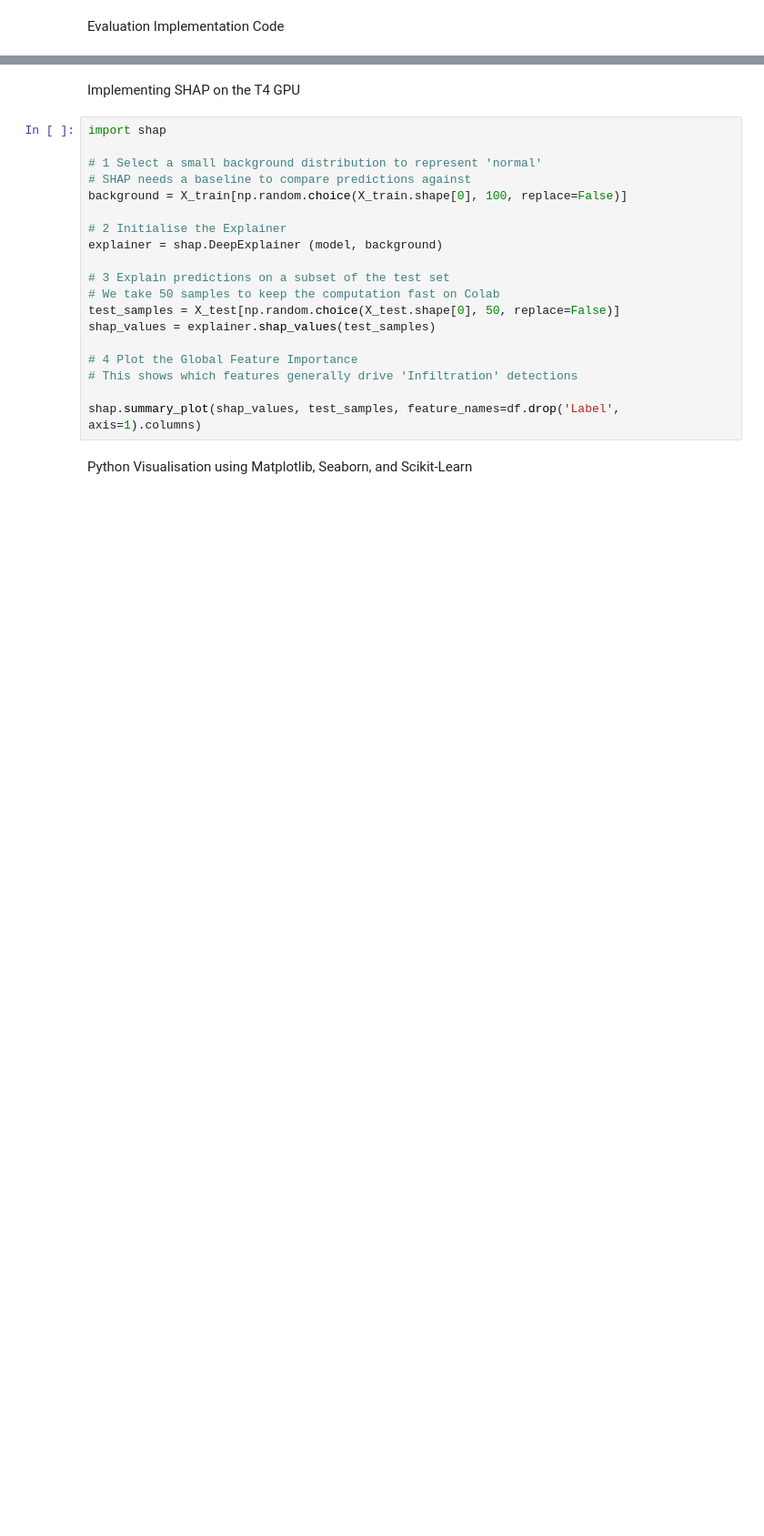
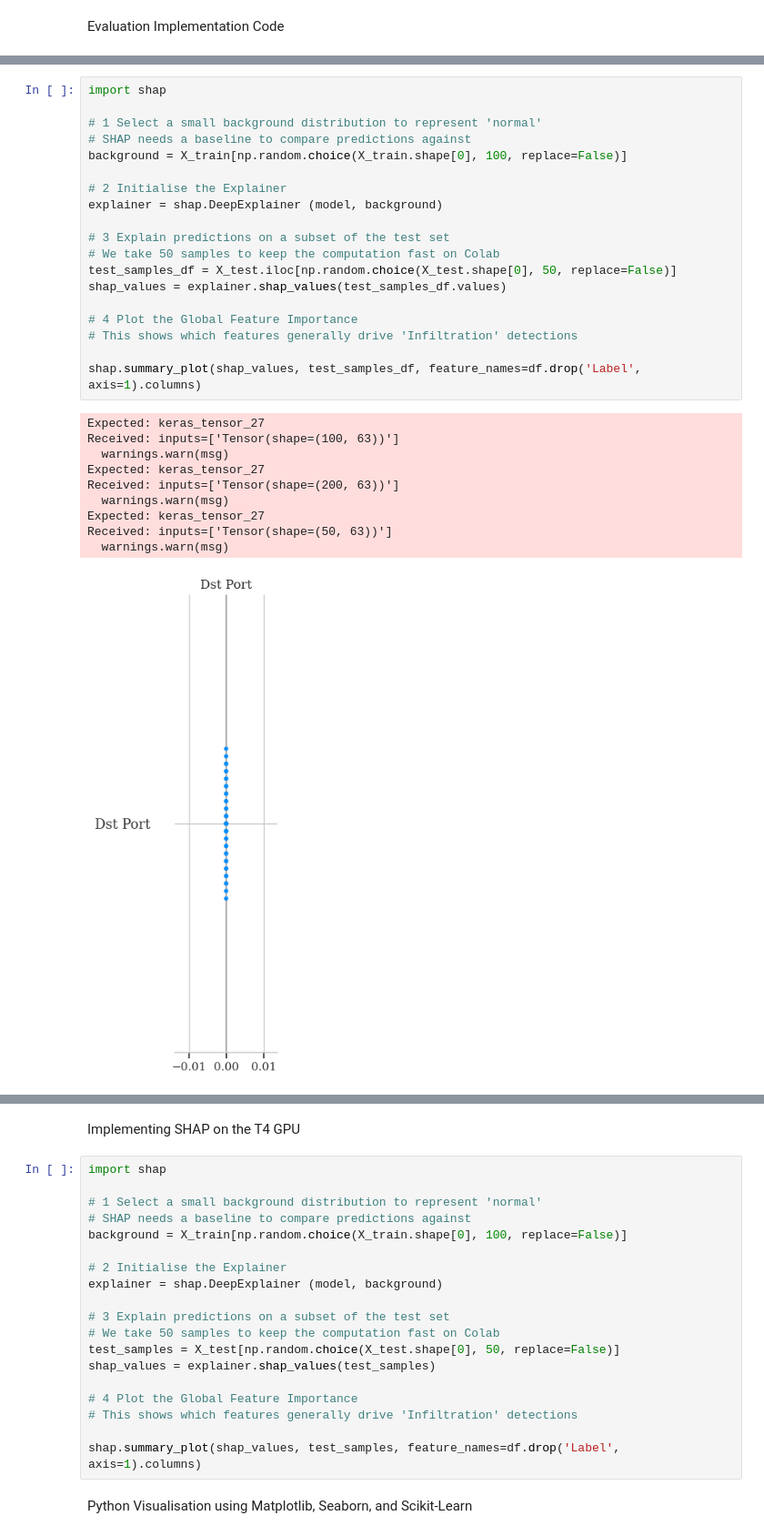
Before and after one commit to Kai-Shing-Chung/Applied-Machine-Learning-Assessment-1, a Jupyter notebook: Optimising_Deep_Learning_for_Rare_Event_Detection_in_Imbalanced_Network_Traffic.ipynb, the cells around one changed output, grey strips where cells are left out. Shown at 91% size. Drawn from its saved outputs; the diff is of its cells as text; blank space fills up the shorter version.

```diff
--- a/Optimising_Deep_Learning_for_Rare_Event_Detection_in_Imbalanced_Network_Traffic.ipynb
+++ b/Optimising_Deep_Learning_for_Rare_Event_Detection_in_Imbalanced_Network_Traffic.ipynb
@@ -175,0 +548,30 @@ plt.show()
+# %%
+import shap
+
+# 1 Select a small background distribution to represent 'normal'
+# SHAP needs a baseline to compare predictions against
+background = X_train[np.random.choice(X_train.shape[0], 100, replace=False)]
+
+# 2 Initialise the Explainer
+explainer = shap.DeepExplainer (model, background)
+
+# 3 Explain predictions on a subset of the test set
+# We take 50 samples to keep the computation fast on Colab
+test_samples_df = X_test.iloc[np.random.choice(X_test.shape[0], 50, replace=False)]
+shap_values = explainer.shap_values(test_samples_df.values)
+
+# 4 Plot the Global Feature Importance
+# This shows which features generally drive 'Infiltration' detections
+
+shap.summary_plot(shap_values, test_samples_df, feature_names=df.drop('Label', axis=1).columns)
+# %% [output]
+Expected: keras_tensor_27
+Received: inputs=['Tensor(shape=(100, 63))']
+  warnings.warn(msg)
+Expected: keras_tensor_27
+Received: inputs=['Tensor(shape=(200, 63))']
+  warnings.warn(msg)
+Expected: keras_tensor_27
+Received: inputs=['Tensor(shape=(50, 63))']
+  warnings.warn(msg)
+[figure, added]
```
Also changed, not shown: parts of 30 cells of this notebook.
